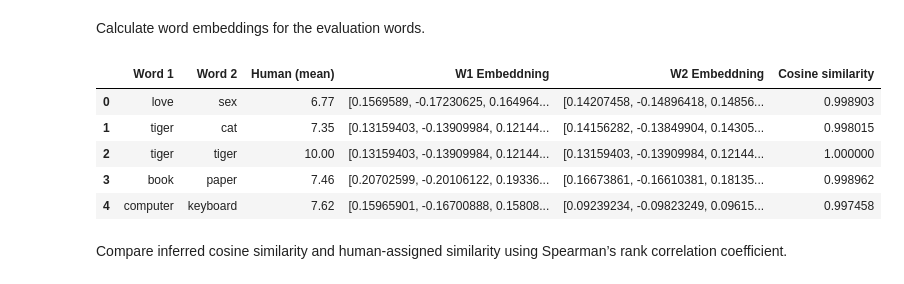
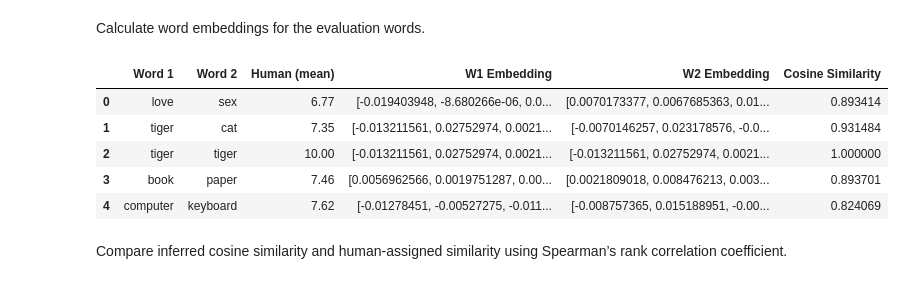
Before and after one commit to jankocodes/NLP-MiniProject1, a Jupyter notebook: MiniProject1.ipynb, the cells around one changed output. Drawn from its saved outputs; the diff is of its cells as text; code cells hidden in the pictures.

```diff
--- a/MiniProject1.ipynb
+++ b/MiniProject1.ipynb
@@ -189,35 +404,33 @@ from SkipgramDataset import SkipgramDataset
 import time
 from torch.utils.data import random_split
 
+torch.manual_seed(42)
+
 ### Hyperparameters ###
-EMBEDDING_DIM= 128
+EMBEDDING_DIM= 400
 BATCH_SIZE= 512
 EPOCHS= 5
-LEARNIN_RATE= 0.001
-NUM_NEGATIVES= 15
+LEARNING_RATE= 0.001
+NUM_NEGATIVES= 10
 #######################
 
-dataset= SkipgramDataset(data)
+dataset= SkipgramDataset(data[:1000000])
 
-train_size = int(0.8 * len(dataset))
+train_size = int(0.9 * len(dataset))
 val_size = len(dataset) - train_size
 
 train_dataset, val_dataset = random_split(dataset, [train_size, val_size])
 
 vocab_size= 60001
 
-embedding_dim= 128
-
 t0= time.time()
-model = train_skipgram(train_dataset, val_dataset, vocab_size, unigram_table,
+model,_,_ = train_skipgram(train_dataset, val_dataset, vocab_size, unigram_table,
                        embedding_dim= EMBEDDING_DIM,
                        batch_size= BATCH_SIZE,
                        epochs= EPOCHS,
-                       learning_rate=LEARNIN_RATE,
+                       learning_rate=LEARNING_RATE,
                        num_negatives=NUM_NEGATIVES)
 t1= time.time()
 
-#torch.save(model.state_dict(), 'model.pth')
-
 print(f"Time: {t1-t0:.2F} seconds")
 # %% [output]
@@ -230,36 +453,47 @@ Calculate word embeddings for the evaluation words.
 # %%
 import pandas as pd
 
 device = torch.device('mps' if torch.backends.mps.is_available() else 'cpu')
 
 # model = Skipgram(vocab_size, embedding_dim)
 # model.to(device)
 # model.load_state_dict(torch.load('model.pth'))
 
 model.eval()
 
-wordsim353_df= pd.read_csv("data/evaluation/wordsim353.csv")
+wordsim353_df = pd.read_csv("data/evaluation/wordsim353.csv")
 
-w1_embedding= wordsim353_df["W1 Embeddning"]= [model.embedding(torch.tensor(word_idx.get(w1)).to(device)).cpu().detach().numpy() if w1 in word_idx.keys() else None
-                                 for w1 in wordsim353_df['Word 1']]
+def get_embedding(word, model, word_idx, device):
+    if word in word_idx:
+        embedding = model.center_embedding(torch.tensor(word_idx[word]).to(device)).detach().cpu().numpy()
+        return embedding / np.linalg.norm(embedding)  # Normalize the vector
+    return None
 
-w2_embedding= wordsim353_df["W2 Embeddning"]= [model.embedding(torch.tensor(word_idx.get(w2)).to(device)).cpu().detach().numpy() if w2 in word_idx.keys() else None
-                                 for w2 in wordsim353_df['Word 2']]
+# Compute embeddings for both words in the pair
+wordsim353_df['W1 Embedding'] = wordsim353_df['Word 1'].apply(lambda w: get_embedding(w, model, word_idx, device))
+wordsim353_df['W2 Embedding'] = wordsim353_df['Word 2'].apply(lambda w: get_embedding(w, model, word_idx, device))
 
-wordsim353_df['Cosine similarity']= [np.dot(v1, v2) / (np.linalg.norm(v1) * np.linalg.norm(v2))
-    if v1 is not None and v2 is not None else None
-    for v1, v2 in zip(w1_embedding, w2_embedding)]
+def compute_cosine_similarity(v1, v2):
+    if v1 is not None and v2 is not None:
+        return np.dot(v1, v2)
+    return None
 
+wordsim353_df['Cosine Similarity'] = wordsim353_df.apply(
+    lambda row: compute_cosine_similarity(row['W1 Embedding'], row['W2 Embedding']),
+    axis=1
+)
+
+#drop rows with words which are not in vocabulary
 wordsim353_df=wordsim353_df.dropna(axis=0)
 
 wordsim353_df.head()
 # %% [output]
-|  | Word 1 | Word 2 | Human (mean) | W1 Embeddning | W2 Embeddning | Cosine similarity |
-| 0 | love | sex | 6.77 | [0.1569589, -0.17230625, 0.164964... | [0.14207458, -0.14896418, 0.14856... | 0.998903 |
-| 1 | tiger | cat | 7.35 | [0.13159403, -0.13909984, 0.12144... | [0.14156282, -0.13849904, 0.14305... | 0.998015 |
-| 2 | tiger | tiger | 10.00 | [0.13159403, -0.13909984, 0.12144... | [0.13159403, -0.13909984, 0.12144... | 1.000000 |
-| 3 | book | paper | 7.46 | [0.20702599, -0.20106122, 0.19336... | [0.16673861, -0.16610381, 0.18135... | 0.998962 |
-| 4 | computer | keyboard | 7.62 | [0.15965901, -0.16700888, 0.15808... | [0.09239234, -0.09823249, 0.09615... | 0.997458 |
+|  | Word 1 | Word 2 | Human (mean) | W1 Embedding | W2 Embedding | Cosine Similarity |
+| 0 | love | sex | 6.77 | [-0.019403948, -8.680266e-06, 0.0... | [0.0070173377, 0.0067685363, 0.01... | 0.893414 |
+| 1 | tiger | cat | 7.35 | [-0.013211561, 0.02752974, 0.0021... | [-0.0070146257, 0.023178576, -0.0... | 0.931484 |
+| 2 | tiger | tiger | 10.00 | [-0.013211561, 0.02752974, 0.0021... | [-0.013211561, 0.02752974, 0.0021... | 1.000000 |
+| 3 | book | paper | 7.46 | [0.0056962566, 0.0019751287, 0.00... | [0.0021809018, 0.008476213, 0.003... | 0.893701 |
+| 4 | computer | keyboard | 7.62 | [-0.01278451, -0.00527275, -0.011... | [-0.008757365, 0.015188951, -0.00... | 0.824069 |
 # %% [markdown]
 Compare inferred cosine similarity and human-assigned similarity using Spearman’s rank correlation coefficient.
 # %%
```
Also changed, not shown: parts of 11 cells of this notebook, 5 other files.
